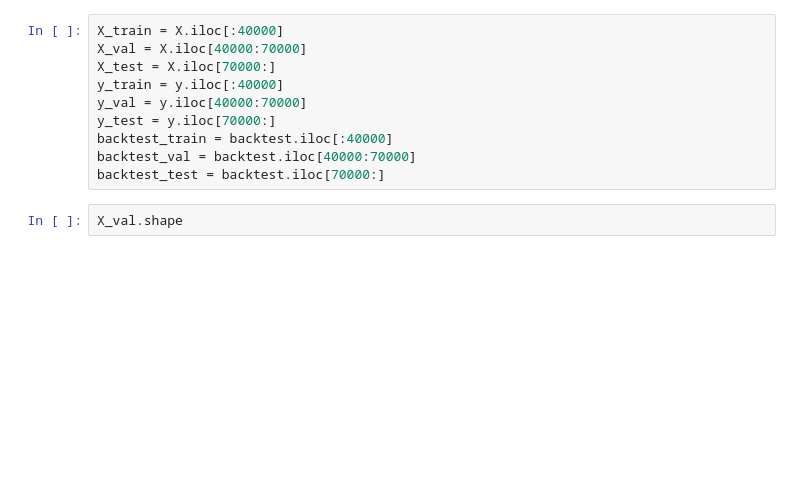
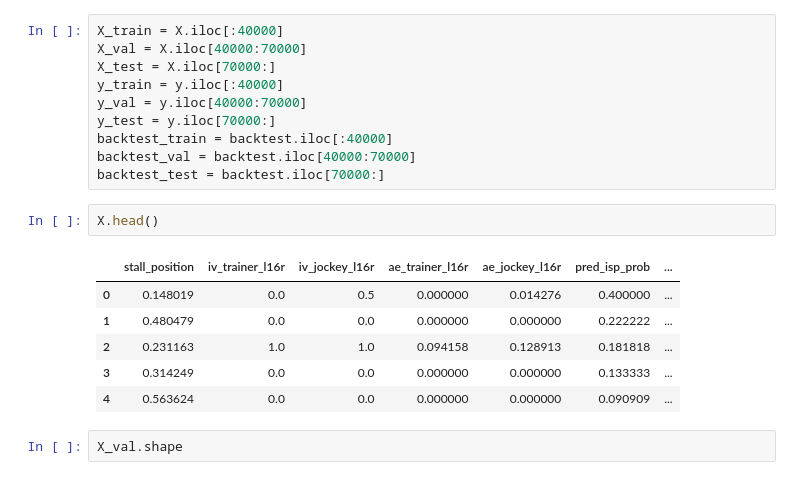
Before and after one commit to lucasglanville/and_theyre_off_backend, a Jupyter notebook: Preprocessing/Reduced_features_l50_custom_scorer.ipynb, the cells around one changed output. Drawn from its saved outputs; the diff is of its cells as text; blank space fills up the shorter version.

```diff
--- a/Preprocessing/Reduced_features_l50_custom_scorer.ipynb
+++ b/Preprocessing/Reduced_features_l50_custom_scorer.ipynb
@@ -125,6 +125,15 @@ y_test = y.iloc[70000:]
 backtest_train = backtest.iloc[:40000]
 backtest_val = backtest.iloc[40000:70000]
 backtest_test = backtest.iloc[70000:]
+# %%
+X.head()
+# %% [output]
+|  | stall_position | iv_trainer_l16r | iv_jockey_l16r | ae_trainer_l16r | ae_jockey_l16r | pred_isp_prob | ... |
+| 0 | 0.148019 | 0.0 | 0.5 | 0.000000 | 0.014276 | 0.400000 | ... |
+| 1 | 0.480479 | 0.0 | 0.0 | 0.000000 | 0.000000 | 0.222222 | ... |
+| 2 | 0.231163 | 1.0 | 1.0 | 0.094158 | 0.128913 | 0.181818 | ... |
+| 3 | 0.314249 | 0.0 | 0.0 | 0.000000 | 0.000000 | 0.133333 | ... |
+| 4 | 0.563624 | 0.0 | 0.0 | 0.000000 | 0.000000 | 0.090909 | ... |
 # %%
 X_val.shape
 # %% [output]
```
Also changed, not shown: parts of 15 cells of this notebook, 7 other files.
